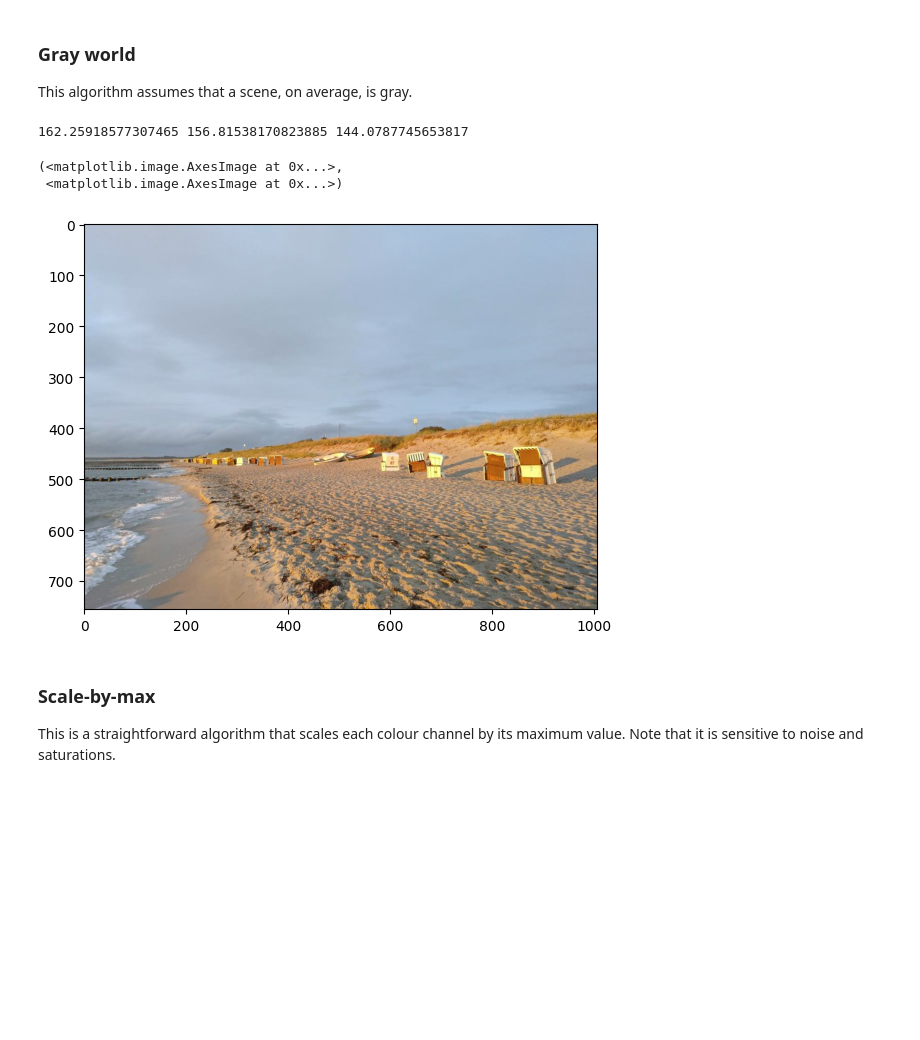
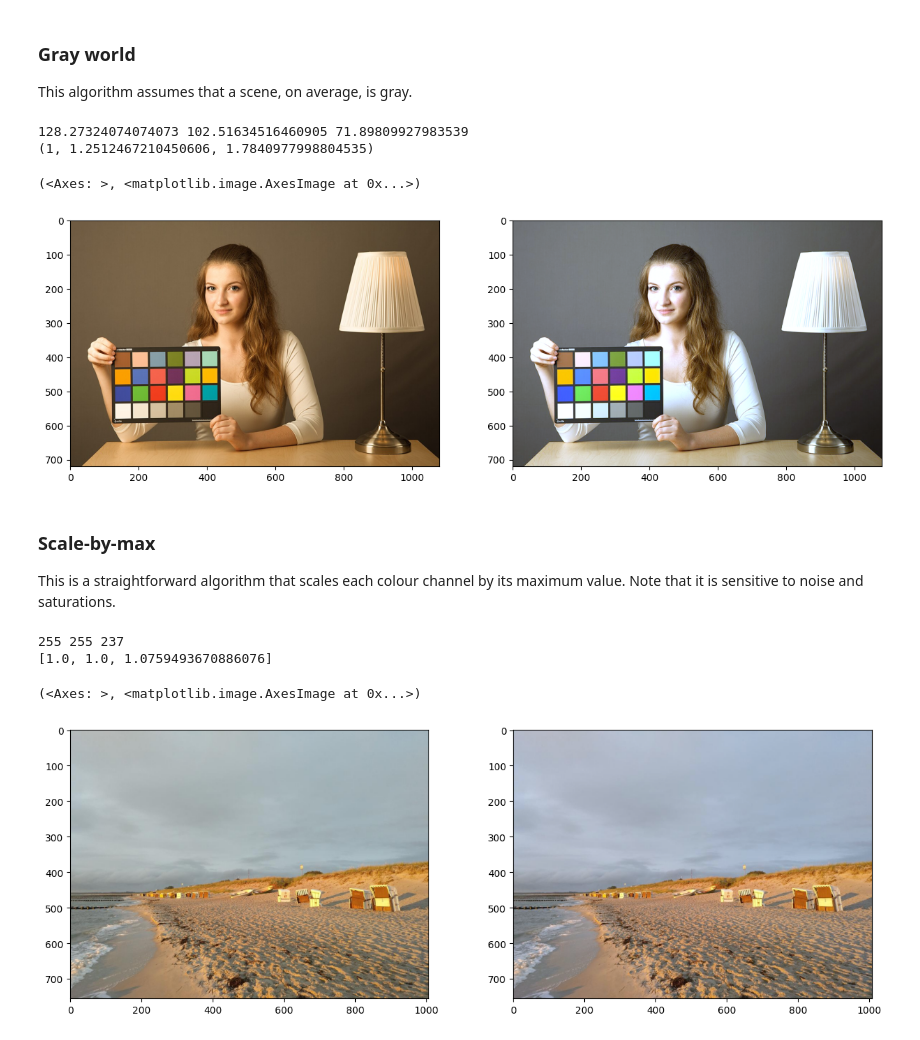
Before and after one commit to mrbloom/homework-cv, a Jupyter notebook: lesson_2/homework/Homework.ipynb, the cells around one changed output. Saved outputs shown, nothing was run; the diff lists cells and outputs as text; code cells hidden in the pictures; blank space fills up the shorter version.

```diff
--- a/lesson_2/homework/Homework.ipynb
+++ b/lesson_2/homework/Homework.ipynb
@@ -14,7 +14,7 @@ import numpy as np
 from matplotlib import pyplot as plt
 plt.rcParams['figure.figsize'] = [15, 5]
 # %%
-img = cv2.imread('../data/sea.jpg')
+img = cv2.imread('../data/girl.jpg')
 img = cv2.cvtColor(img, cv2.COLOR_BGR2RGB)
 plt.imshow(img)
 # %% [output]
@@ -25,7 +25,7 @@ plt.imshow(img)
 In white patch algorithm we choose a group of pixels we know they should be white. We then scale the resulting image colour channels by this white patch.
 # %%
 # Define white patch and the coefficients
-row, col = 485, 864
+row, col = 557, 156
 white = img[row, col, :]
 coeffs = 255.0/white
 print(white, coeffs)
@@ -50,9 +50,8 @@ plt.subplot(122), plt.imshow(balanced)
 This algorithm assumes that a scene, on average, is gray.
 # %%
 # Load your image
-img = cv2.imread('../data/sea.jpg')
+img = cv2.imread('../data/girl.jpg')
 img = cv2.cvtColor(img, cv2.COLOR_BGR2RGB)
-plt.imshow(img)
 
 # Compute the mean values for all three colour channels (red, green, blue)
 mean_r = img[..., 0].mean()
@@ -60,53 +59,71 @@ mean_g = img[..., 1].mean()
 mean_b = img[..., 2].mean()
 
 print(mean_r,mean_g,mean_b)
 
 # Compute the coefficients kr, kg, kb
 # Note: there are 3 coefficients to compute but we only have 2 equations.
 # Therefore, you have to make an assumption, fix the value of one of the
 # coefficients and compute the remining two
 # Hint: You can fix the coefficient of the brightest colour channel to 1.
 if mean_r>= mean_g and mean_r>=mean_b:
     coeffs = kr, kg, kb =     1,       mean_r/mean_g,      mean_r/mean_b
 
 if mean_g>= mean_r and mean_g>=mean_b:
     coeffs = kr, kg, kb = mean_g/mean_r,      1,            mean_g/mean_b
 
 if mean_b>=mean_r and mean_b>=mean_g:
     coeffs = kr, kg, kb = mean_b/mean_r,   mean_b/mean_g,         1
 
+print(coeffs)
 # Apply color balancing and generate the balanced image
 balanced = np.zeros_like(img, dtype=np.float32)
 
 for channel in range(3):
     balanced[..., channel] = img[..., channel] * coeffs[channel]
 
 # White patching does not guarantee that the dynamic range is preserved, images must be clipped.
 balanced = balanced/255
 balanced[balanced > 1] = 1
 
 # Show the original and the balanced image side by side
-plt.imshow(img),plt.imshow(balanced)
+plt.subplot(121), plt.imshow(img)
+plt.subplot(122), plt.imshow(balanced)
 # %% [output]
-162.25918577307465 156.81538170823885 144.0787745653817
+128.27324074074073 102.51634516460905 71.89809927983539
+(1, 1.2512467210450606, 1.7840977998804535)
-(<matplotlib.image.AxesImage at 0x...>,
- <matplotlib.image.AxesImage at 0x...>)
+(<Axes: >, <matplotlib.image.AxesImage at 0x...>)
-[figure, old version]
+[figure, new version]
 # %% [markdown]
 ### Scale-by-max
 This is a straightforward algorithm that scales each colour channel by its maximum value. Note that it is sensitive to noise and saturations.
 # %%
 # Load your image
-img = cv2.imread('...')
+img = cv2.imread('../data/sea.jpg')
 img = cv2.cvtColor(img, cv2.COLOR_BGR2RGB)
 
 # Compute the maximum values for all three colour channels (red, green, blue)
-max_r =
-max_g =
-max_b =
+max_r = img[..., 0].max()
+max_g = img[..., 1].max()
+max_b = img[..., 2].max()
+print(max_r,max_g,max_b)
+
+coeffs = [255.0/coeff for coeff in (max_r, max_g, max_b)]
+print(coeffs)
 
 # Apply scale-by-max balancing and generate the balanced image
-balanced =
+balanced = np.zeros_like(img, dtype=np.float32)
+
+for channel in range(3):
+    balanced[..., channel] = img[..., channel] * coeffs[channel]
+
+# White patching does not guarantee that the dynamic range is preserved, images must be clipped.
+balanced = balanced/255
+balanced[balanced > 1] = 1
 
 plt.subplot(121), plt.imshow(img)
 plt.subplot(122), plt.imshow(balanced)
+# %% [output]
+255 255 237
+[1.0, 1.0, 1.0759493670886076]
+(<Axes: >, <matplotlib.image.AxesImage at 0x...>)
+[figure, added]
```
Also changed, not shown: parts of 2 cells of this notebook, 2 other files.
